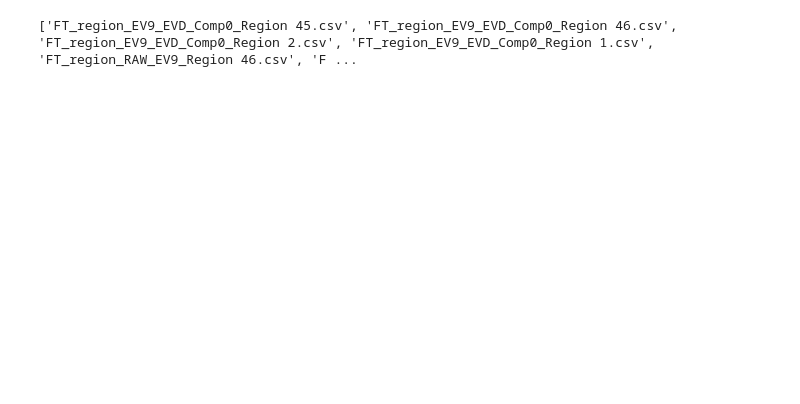
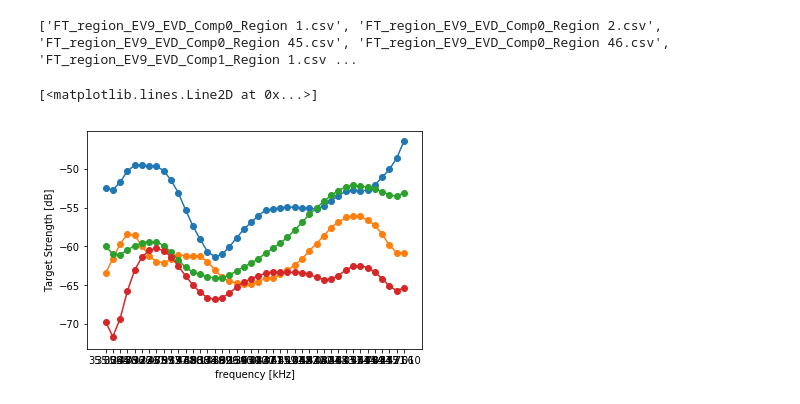
Before and after one commit to kevinboswell/EVFreqResp, a Jupyter notebook: KMB_comps.ipynb, the cells around one changed output. Cells and saved outputs as stored; diff of their text form; code cells hidden in the pictures; blank space fills up the shorter version.

```diff
--- a/KMB_comps.ipynb
+++ b/KMB_comps.ipynb
@@ -24,10 +26,10 @@ def mean_freq_response(target_df):
     return row_means
 # %%
-data_directory = '/Users/djacques/Documents/GitHub/FreqResp/data/'
+data_directory = 'C:/Users/kevinb/Documents/GitHub/FreqResp/data/'
 data_files = get_target_file_list(data_directory)
 print(data_files)
 # %% [output]
-['FT_region_EV9_EVD_Comp0_Region 45.csv', 'FT_region_EV9_EVD_Comp0_Region 46.csv', 'FT_region_EV9_EVD_Comp0_Region 2.csv', 'FT_region_EV9_EVD_Comp0_Region 1.csv', 'FT_region_RAW_EV9_Region 46.csv', 'F ...
+['FT_region_EV9_EVD_Comp0_Region 1.csv', 'FT_region_EV9_EVD_Comp0_Region 2.csv', 'FT_region_EV9_EVD_Comp0_Region 45.csv', 'FT_region_EV9_EVD_Comp0_Region 46.csv', 'FT_region_EV9_EVD_Comp1_Region 1.csv ...
 # %%
 mean_response_output = []
 
@@ -60,12 +62,17 @@ freq=df.index
 # %%
 plt.scatter(freq,target1, zorder=1)
 plt.plot(freq,target1,zorder=2)
+plt.xlabel('frequency [kHz]')
+plt.ylabel('Target Strength [dB]')
 
 plt.scatter(freq,target2, zorder=3)
 plt.plot(freq,target2,zorder=4)
 
 plt.scatter(freq,target3, zorder=5)
 plt.plot(freq,target3,zorder=6)
 
 plt.scatter(freq,target4, zorder=7)
 plt.plot(freq,target4,zorder=8)
+# %% [output]
+[<matplotlib.lines.Line2D at 0x...>]
+[figure, added]
```
Also changed, not shown: parts of 4 cells of this notebook.
